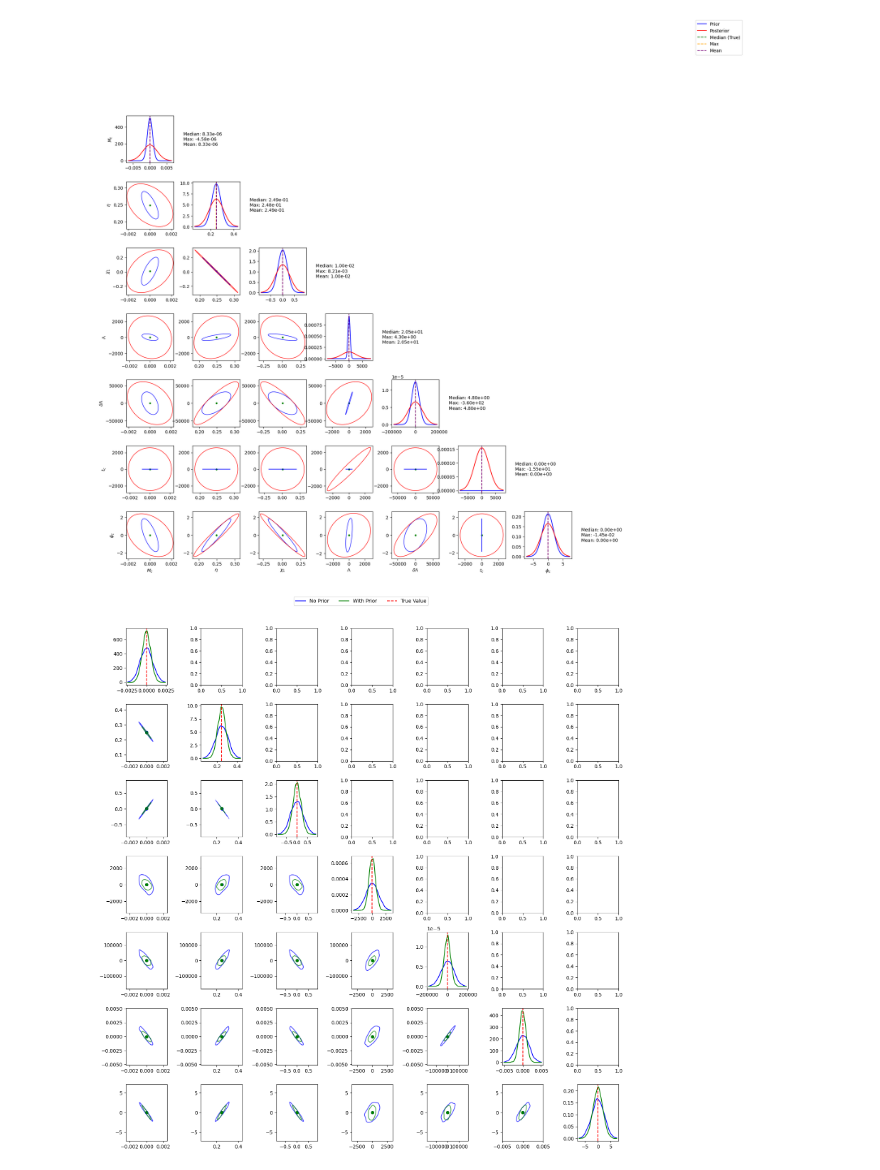
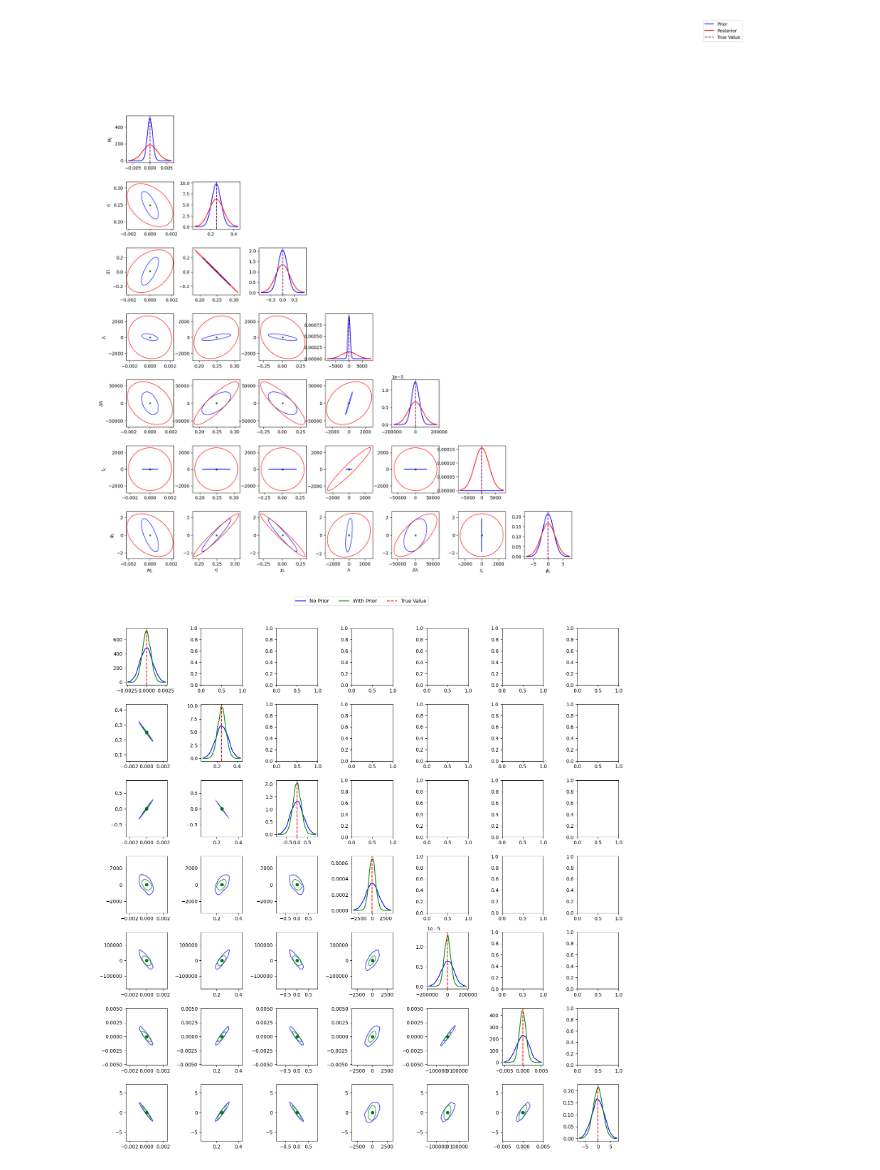
Before and after one commit to Brightshinesunny/Project, a Jupyter notebook: Untitled58.ipynb, the cells around one changed output. Saved outputs shown, nothing was run; the diff lists cells and outputs as text; code cells hidden in the pictures.

```diff
--- a/Untitled58.ipynb
+++ b/Untitled58.ipynb
@@ -3,7 +3,11 @@
 # %%
 import numpy as np
 import matplotlib.pyplot as plt
-from scipy.stats import multivariate_normal
+from scipy.stats import norm
+
+# Define true values and parameter names
+true_values = np.array([8.33202e-6, 0.248521, 0.01, 20.5, 4.8, 0, 0])
+param_names = [r"$M_c$", r"$\eta$", r"$\chi_1$", r"$\Lambda$", r"$\delta \Lambda$", r"$t_c$", r"$\phi_c$"]
 
 # Define covariance matrices
 covariance_matrix = np.array([
@@ -27,24 +31,20 @@ covariance_matrix_prior = np.array([
 ])
 
 # Ensure covariance matrices are positive semi-definite
-def make_positive_semi_definite(cov_matrix):
-    """Ensure the covariance matrix is positive semi-definite."""
-    eigvals, eigvecs = np.linalg.eigh(cov_matrix)
-    eigvals[eigvals < 0] = 0  # Set negative eigenvalues to zero
+def nearest_positive_definite(matrix):
+    """Ensure the covariance matrix is nearest positive definite."""
+    eigvals, eigvecs = np.linalg.eigh(matrix)
+    eigvals = np.maximum(eigvals, 0)  # Replace negative eigenvalues with 0
     return eigvecs @ np.diag(eigvals) @ eigvecs.T
 
-covariance_matrix_corrected = make_positive_semi_definite(covariance_matrix)
-covariance_matrix_prior_corrected = make_positive_semi_definite(covariance_matrix_prior)
-
-# Define true values and parameter names
-true_values = np.array([8.33202e-6, 0.248521, 0.01, 20.5, 4.8, 0, 0])
-param_names = [r"$M_c$", r"$\eta$", r"$\chi_1$", r"$\Lambda$", r"$\delta \Lambda$", r"$t_c$", r"$\phi_c$"]
+# Correct the covariance matrices
+covariance_matrix_corrected = nearest_positive_definite(covariance_matrix)
+covariance_matrix_prior_corrected = nearest_positive_definite(covariance_matrix_prior)
 
 # Function to plot ellipses
 def plot_ellipse(ax, mean, cov, sigma=1.0, **kwargs):
     """Helper to plot ellipses."""
     vals, vecs = np.linalg.eigh(cov)
-    vals[vals < 0] = 0  # Ensure no negative eigenvalues
     order = vals.argsort()[::-1]
     vals, vecs = vals[order], vecs[:, order]
     theta = np.degrees(np.arctan2(*vecs[:, 0][::-1]))
@@ -63,55 +63,37 @@ for i in range(len(true_values)):
         elif i == j:
             # 1D Marginals
             x = np.linspace(
                 true_values[i] - 3 * np.sqrt(covariance_matrix_corrected[i, i]),
                 true_values[i] + 3 * np.sqrt(covariance_matrix_corrected[i, i]), 500
             )
-            prior_pdf = multivariate_normal.pdf(x, mean=true_values[i], cov=covariance_matrix_prior_corrected[i, i])
-            posterior_pdf = multivariate_normal.pdf(x, mean=true_values[i], cov=covariance_matrix_corrected[i, i])
+            prior_pdf = norm.pdf(x, loc=true_values[i], scale=np.sqrt(covariance_matrix_prior_corrected[i, i]))
+            posterior_pdf = norm.pdf(x, loc=true_values[i], scale=np.sqrt(covariance_matrix_corrected[i, i]))
             ax.plot(x, prior_pdf, color="blue", label="Prior")
             ax.plot(x, posterior_pdf, color="red", label="Posterior")
-
-            # Median
-            median = true_values[i]
-            ax.axvline(median, color="green", linestyle="--", label="Median (True)")
-
-            # Max value
-            max_index = np.argmax(posterior_pdf)
-            max_value = x[max_index]
-            ax.axvline(max_value, color="orange", linestyle="--", label="Max")
-
-            # Mean (True Value)
-            ax.axvline(true_values[i], color="purple", linestyle="--", label="Mean")
-
-            # Add text beside the plot in separate space
-            ax.text(
-                1.2, 0.5,
-                f"Median: {median:.2e}\nMax: {max_value:.2e}\nMean: {true_values[i]:.2e}",
-                ha="left", va="center", color="black", transform=ax.transAxes
-            )
+            ax.axvline(true_values[i], color="purple", linestyle="--", label="True Value")
 
         else:
             # 2D Ellipses
             mean = [true_values[j], true_values[i]]
             cov_prior = covariance_matrix_prior_corrected[np.ix_([j, i], [j, i])]
             cov_post = covariance_matrix_corrected[np.ix_([j, i], [j, i])]
             ax.scatter(true_values[j], true_values[i], color="green", s=10)
             plot_ellipse(ax, mean, cov_prior, sigma=1, edgecolor="blue", label="Prior")
             plot_ellipse(ax, mean, cov_post, sigma=1, edgecolor="red", label="Posterior")
 
         if i == len(true_values) - 1:
             ax.set_xlabel(param_names[j])
         if j == 0:
             ax.set_ylabel(param_names[i])
 
 # Single legend in one corner
 handles, labels = ax.get_legend_handles_labels()
 fig.legend(handles, labels, loc="upper right", bbox_to_anchor=(1.2, 1.05))
 
 plt.subplots_adjust(wspace=0.4, hspace=0.4)
 plt.show()
 # %% [output]
-[figure, old version]
+[figure, new version]
 # %%
 #공분산 행렬을 직접 KDE에 적용하며, 바이어스를 계산하고, KDE 결과를 시각화
 
```
